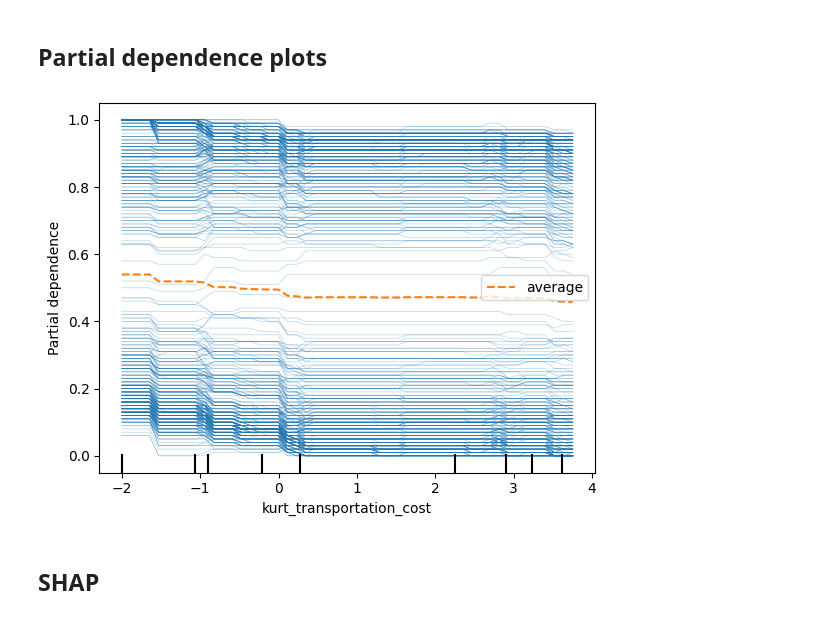
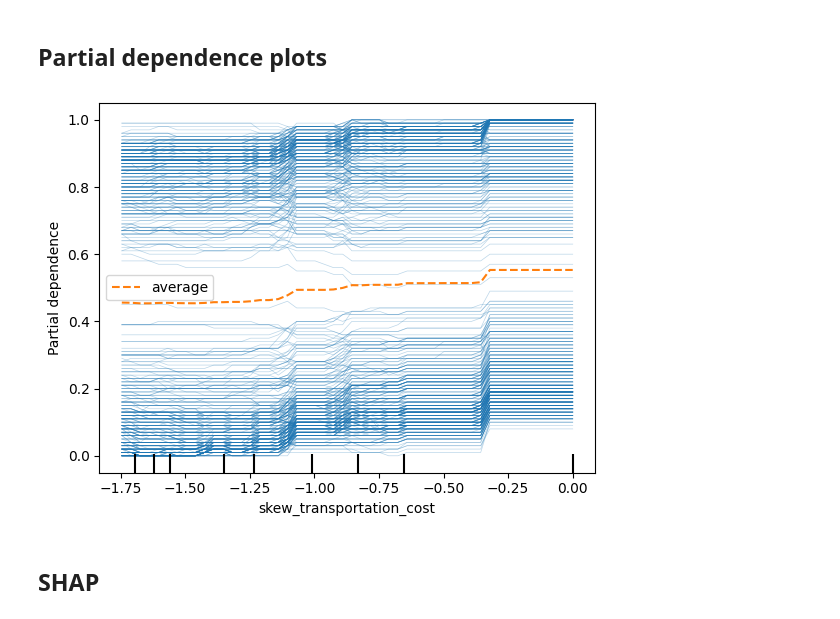
Before and after one commit to lucasgmalheiros/tcc-relax-and-fix, a Jupyter notebook: predict_heuristics/binary_classification.ipynb, the cells around one changed output. Drawn from its saved outputs; the diff is of its cells as text; code cells hidden in the pictures.

```diff
--- a/predict_heuristics/binary_classification.ipynb
+++ b/predict_heuristics/binary_classification.ipynb
@@ -182,10 +182,10 @@ plt.show()
 # %% [markdown]
 ## Partial dependence plots
 # %%
-PartialDependenceDisplay.from_estimator(classifier, X, features=['kurt_transportation_cost'], kind="both", grid_resolution=50)
+PartialDependenceDisplay.from_estimator(classifier, X, features=['skew_transportation_cost'], kind="both", grid_resolution=50)
 plt.show()
 # %% [output]
-[figure, old version]
+[figure, new version]
 # %% [markdown]
 ## SHAP
 # %%
```
Also changed, not shown: parts of 8 cells of this notebook, 3 other files.
